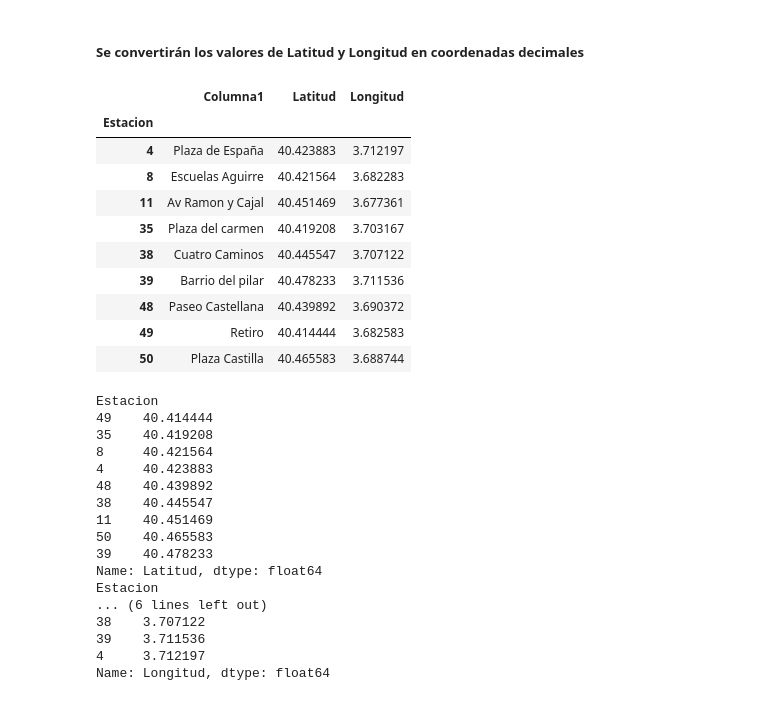
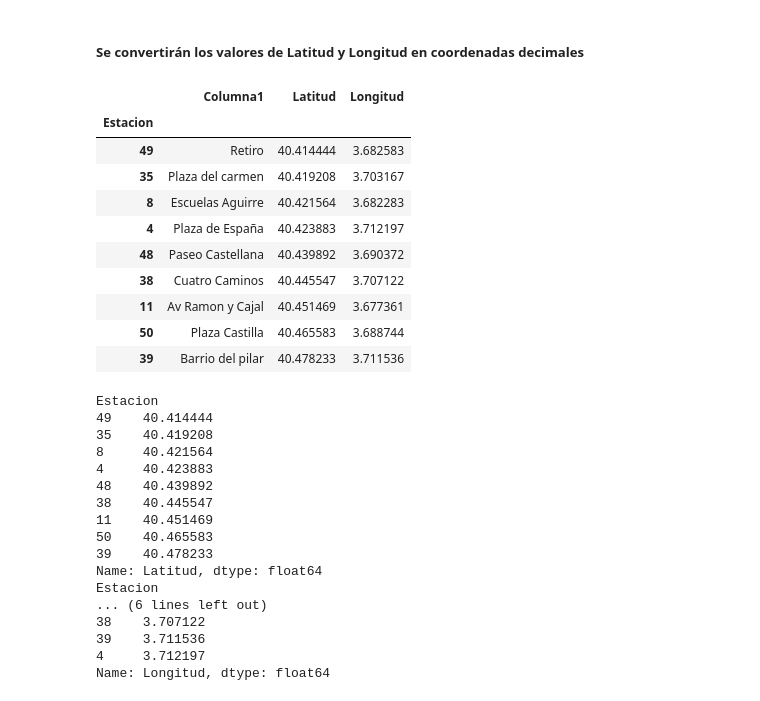
Before and after one commit to PeibolVL/TFM_MasterDataScience, a Jupyter notebook: Map_of_pollution.ipynb, the cells around one changed output. Saved outputs shown, nothing was run; the diff lists cells and outputs as text; code cells hidden in the pictures.

```diff
--- a/Map_of_pollution.ipynb
+++ b/Map_of_pollution.ipynb
@@ -28,20 +30,20 @@ posicion_estaciones.set_index('Estacion',inplace=True)
 ##### Se convertirán los valores de Latitud y Longitud en coordenadas decimales
 # %%
 posicion_estaciones[['Latitud','Longitud']]=posicion_estaciones[['Latitud','Longitud']].applymap(lambda x: dms2dd(x))
-# %%
-posicion_estaciones
-# %% [output]
-|  | Columna1 | Latitud | Longitud |
-| Estacion |  |  |  |
-| 4 | Plaza de España | 40.423883 | 3.712197 |
-| 8 | Escuelas Aguirre | 40.421564 | 3.682283 |
-| 11 | Av Ramon y Cajal | 40.451469 | 3.677361 |
-| 35 | Plaza del carmen | 40.419208 | 3.703167 |
-| 38 | Cuatro Caminos | 40.445547 | 3.707122 |
-| 39 | Barrio del pilar | 40.478233 | 3.711536 |
-| 48 | Paseo Castellana | 40.439892 | 3.690372 |
-| 49 | Retiro | 40.414444 | 3.682583 |
-| 50 | Plaza Castilla | 40.465583 | 3.688744 |
+# %%
+posicion_estaciones.sort_values(['Latitud','Longitud'])
+# %% [output]
+|  | Columna1 | Latitud | Longitud |
+| Estacion |  |  |  |
+| 49 | Retiro | 40.414444 | 3.682583 |
+| 35 | Plaza del carmen | 40.419208 | 3.703167 |
+| 8 | Escuelas Aguirre | 40.421564 | 3.682283 |
+| 4 | Plaza de España | 40.423883 | 3.712197 |
+| 48 | Paseo Castellana | 40.439892 | 3.690372 |
+| 38 | Cuatro Caminos | 40.445547 | 3.707122 |
+| 11 | Av Ramon y Cajal | 40.451469 | 3.677361 |
+| 50 | Plaza Castilla | 40.465583 | 3.688744 |
+| 39 | Barrio del pilar | 40.478233 | 3.711536 |
 # %%
 sortLatitud=posicion_estaciones['Latitud'].sort_values()
 print(sortLatitud)
```
Also changed, not shown: parts of 5 cells of this notebook.
